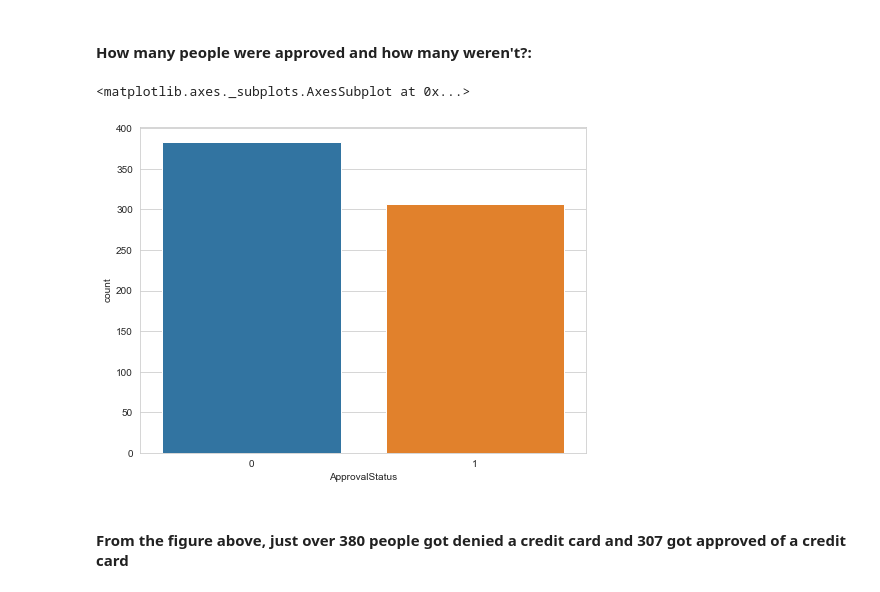
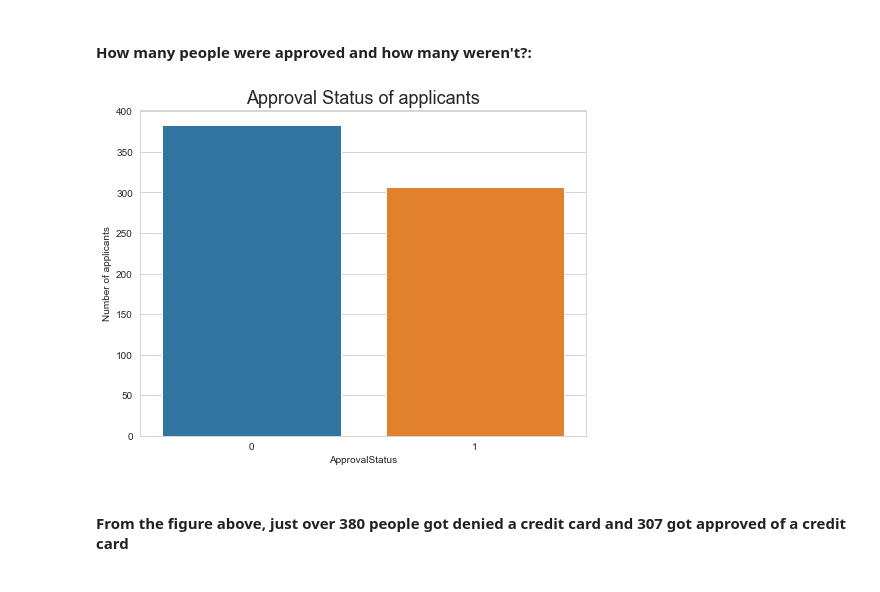
Before and after one commit to Martloni/Predict_credit_card_approval, a Jupyter notebook: credit_card_approval.ipynb, the cells around one changed output. Cells and saved outputs as stored; diff of their text form; code cells hidden in the pictures.

Commit message:
Analysis of credit card approval

```diff
--- a/credit_card_approval.ipynb
+++ b/credit_card_approval.ipynb
@@ -330,10 +330,12 @@ cc_apps.head()
 #### How many people were approved and how many weren't?:
 # %%
 plt.figure(figsize = (8, 6))
-sns.countplot(cc_apps['ApprovalStatus'])
+ax = sns.countplot(cc_apps['ApprovalStatus'])
+ax.set_ylabel('Number of applicants')
+plt.title('Approval Status of applicants', size = 18)
+plt.show()
 # %% [output]
-<matplotlib.axes._subplots.AxesSubplot at 0x...>
-[figure, old version]
+[figure, new version]
 # %% [markdown]
 #### From the figure above, just over 380 people got denied a credit card and 307 got approved of a credit card
 # %% [markdown]
```
Also changed, not shown: parts of 8 cells of this notebook.
